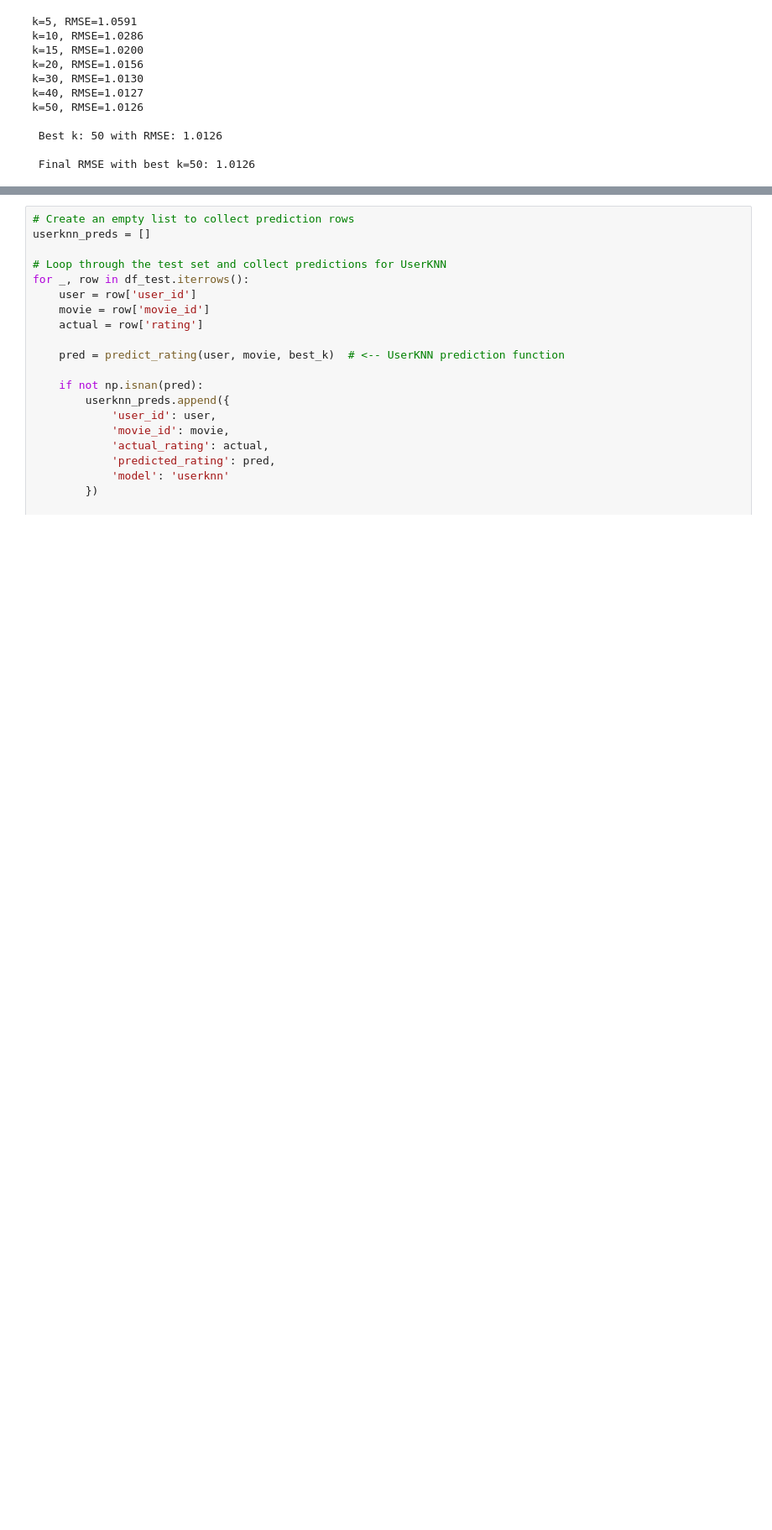
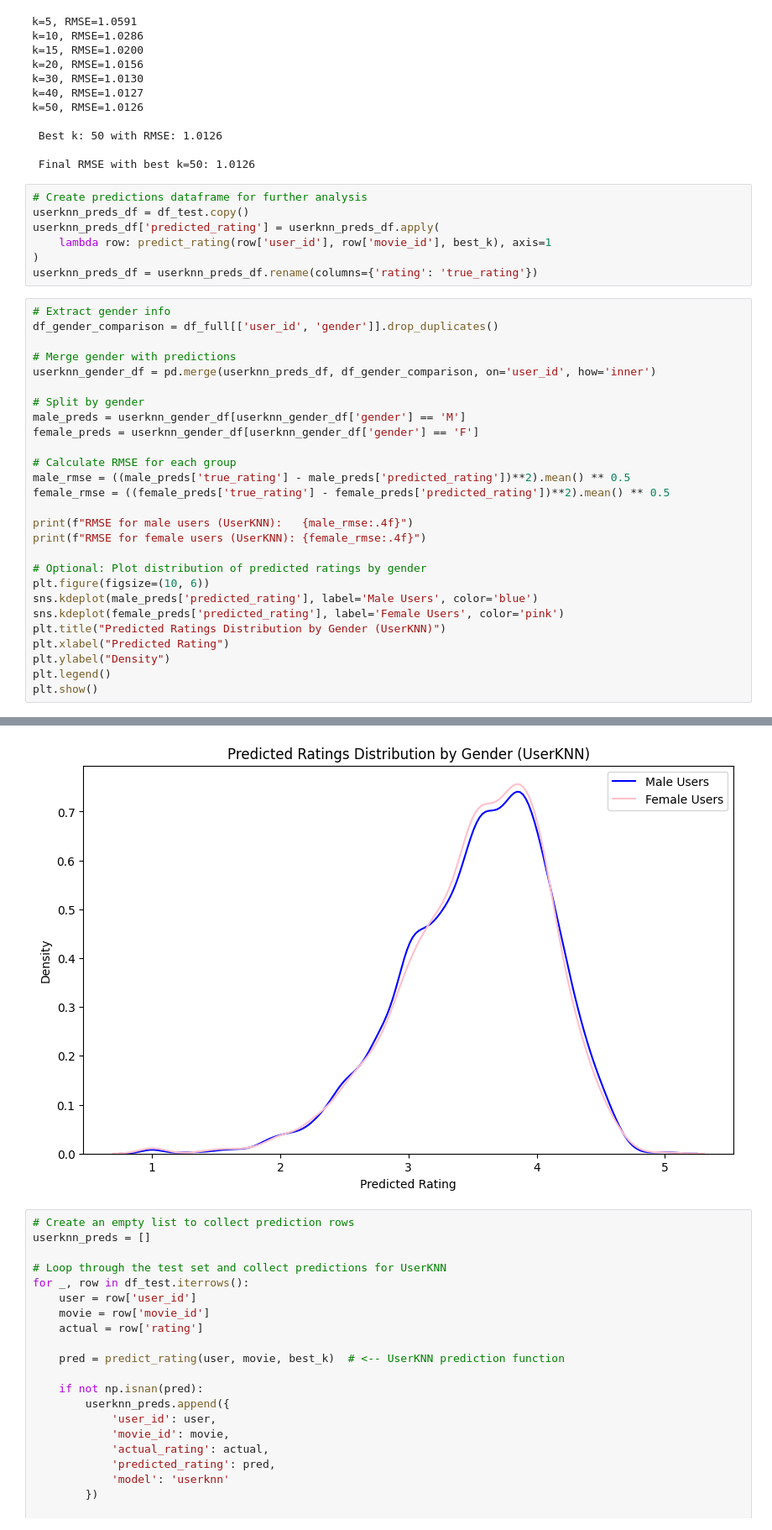
Before and after one commit to LucasvdWielen/Hyperpersonalization-Recsys-SVD-Fairness, a Jupyter notebook: Movielens/Notebooks/knn_user_movielens.ipynb, the cells around one changed output, grey strips where cells are left out. Shown: that part at 84% size. Saved outputs shown, nothing was run; the diff lists cells and outputs as text; blank space fills up the shorter version.

```diff
--- a/Movielens/Notebooks/knn_user_movielens.ipynb
+++ b/Movielens/Notebooks/knn_user_movielens.ipynb
@@ -241,3 +241,38 @@ k=50, RMSE=1.0126
  Best k: 50 with RMSE: 1.0126
 
  Final RMSE with best k=50: 1.0126
+# %%
+# Create predictions dataframe for further analysis
+userknn_preds_df = df_test.copy()
+userknn_preds_df['predicted_rating'] = userknn_preds_df.apply(
+    lambda row: predict_rating(row['user_id'], row['movie_id'], best_k), axis=1
+)
+userknn_preds_df = userknn_preds_df.rename(columns={'rating': 'true_rating'})
+# %%
+# Extract gender info
+df_gender_comparison = df_full[['user_id', 'gender']].drop_duplicates()
+
+# Merge gender with predictions
+userknn_gender_df = pd.merge(userknn_preds_df, df_gender_comparison, on='user_id', how='inner')
+
+# Split by gender
+male_preds = userknn_gender_df[userknn_gender_df['gender'] == 'M']
+female_preds = userknn_gender_df[userknn_gender_df['gender'] == 'F']
+
+# Calculate RMSE for each group
+male_rmse = ((male_preds['true_rating'] - male_preds['predicted_rating'])**2).mean() ** 0.5
+female_rmse = ((female_preds['true_rating'] - female_preds['predicted_rating'])**2).mean() ** 0.5
+
+print(f"RMSE for male users (UserKNN):   {male_rmse:.4f}")
+print(f"RMSE for female users (UserKNN): {female_rmse:.4f}")
+
+# Optional: Plot distribution of predicted ratings by gender
+plt.figure(figsize=(10, 6))
+sns.kdeplot(male_preds['predicted_rating'], label='Male Users', color='blue')
+sns.kdeplot(female_preds['predicted_rating'], label='Female Users', color='pink')
+plt.title("Predicted Ratings Distribution by Gender (UserKNN)")
+plt.xlabel("Predicted Rating")
+plt.ylabel("Density")
+plt.legend()
+plt.show()
+# %% [output]
@@ -244,3 +281,4 @@ k=50, RMSE=1.0126
+[figure, added]
 # %%
 # Create an empty list to collect prediction rows
 userknn_preds = []
```
Also changed, not shown: parts of 1 cell of this notebook, 2 other files.
